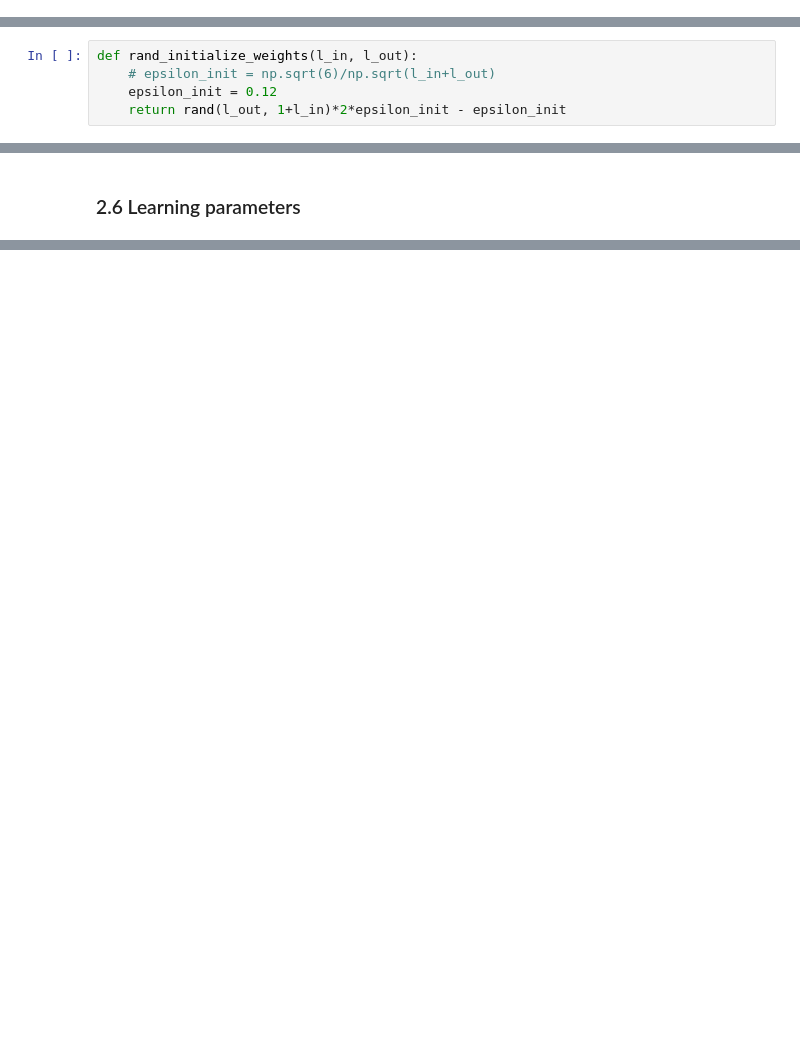
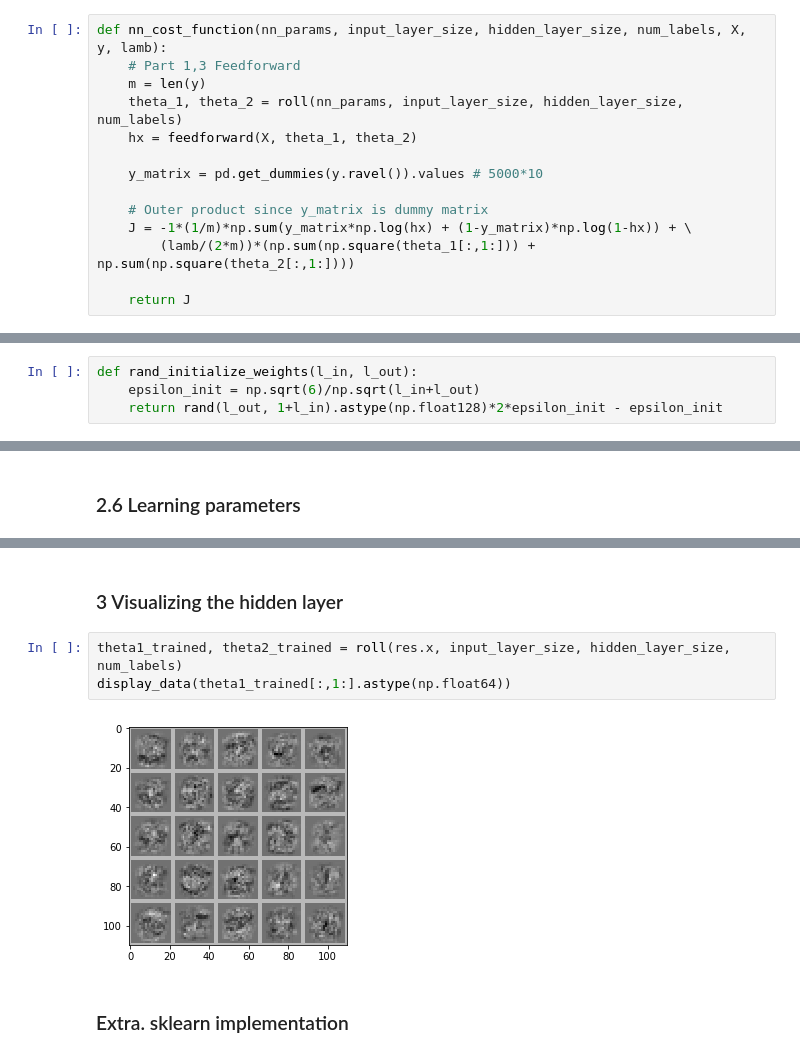
Before and after one commit to CNRio/Machine-Learning-Andrew-Ng, a Jupyter notebook: HW4 - Neural Network Learning/ex4.ipynb, the cells around one changed output, grey strips where cells are left out. Cells and saved outputs as stored; diff of their text form; blank space fills up the shorter version.

```diff
--- a/HW4 - Neural Network Learning/ex4.ipynb
+++ b/HW4 - Neural Network Learning/ex4.ipynb
@@ -92 +114,15 @@ def sigmoid(x, derivative=False):
+# %%
+def nn_cost_function(nn_params, input_layer_size, hidden_layer_size, num_labels, X, y, lamb):
+    # Part 1,3 Feedforward
+    m = len(y)
+    theta_1, theta_2 = roll(nn_params, input_layer_size, hidden_layer_size, num_labels)
+    hx = feedforward(X, theta_1, theta_2)
+
+    y_matrix = pd.get_dummies(y.ravel()).values # 5000*10
+
+    # Outer product since y_matrix is dummy matrix
+    J = -1*(1/m)*np.sum(y_matrix*np.log(hx) + (1-y_matrix)*np.log(1-hx)) + \
+        (lamb/(2*m))*(np.sum(np.square(theta_1[:,1:])) + np.sum(np.square(theta_2[:,1:])))
+
+    return J
 # %%
@@ -141,9 +172,8 @@ print(J)
 ### 2.2 Random initialization
 # %%
 def rand_initialize_weights(l_in, l_out):
-    # epsilon_init = np.sqrt(6)/np.sqrt(l_in+l_out)
-    epsilon_init = 0.12
-    return rand(l_out, 1+l_in)*2*epsilon_init - epsilon_init
+    epsilon_init = np.sqrt(6)/np.sqrt(l_in+l_out)
+    return rand(l_out, 1+l_in).astype(np.float128)*2*epsilon_init - epsilon_init
 # %%
 theta_1_init = rand_initialize_weights(400,25)
 theta_2_init = rand_initialize_weights(25,10)
@@ -181,0 +253,9 @@ res = minimize(lr_cost_function, theta, method='BFGS', jac=lr_gradient, args=(X,
+# %% [markdown]
+### 3 Visualizing the hidden layer
+# %%
+theta1_trained, theta2_trained = roll(res.x, input_layer_size, hidden_layer_size, num_labels)
+display_data(theta1_trained[:,1:].astype(np.float64))
+# %% [output]
+[figure, added]
+# %% [markdown]
+### Extra. sklearn implementation
```
Also changed, not shown: parts of 20 cells of this notebook, 1 other file.
